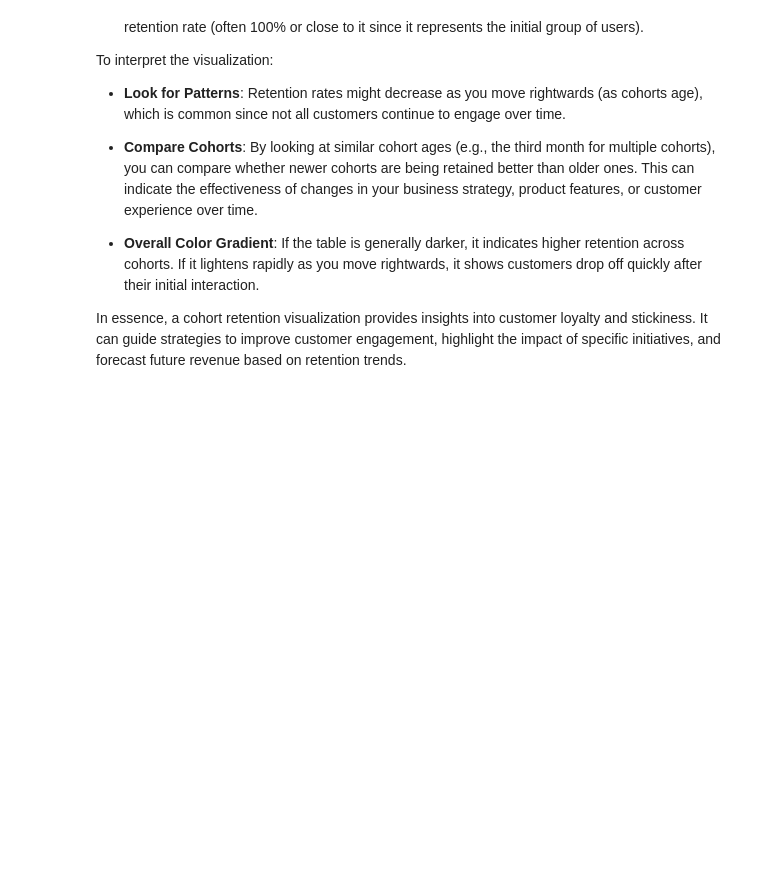
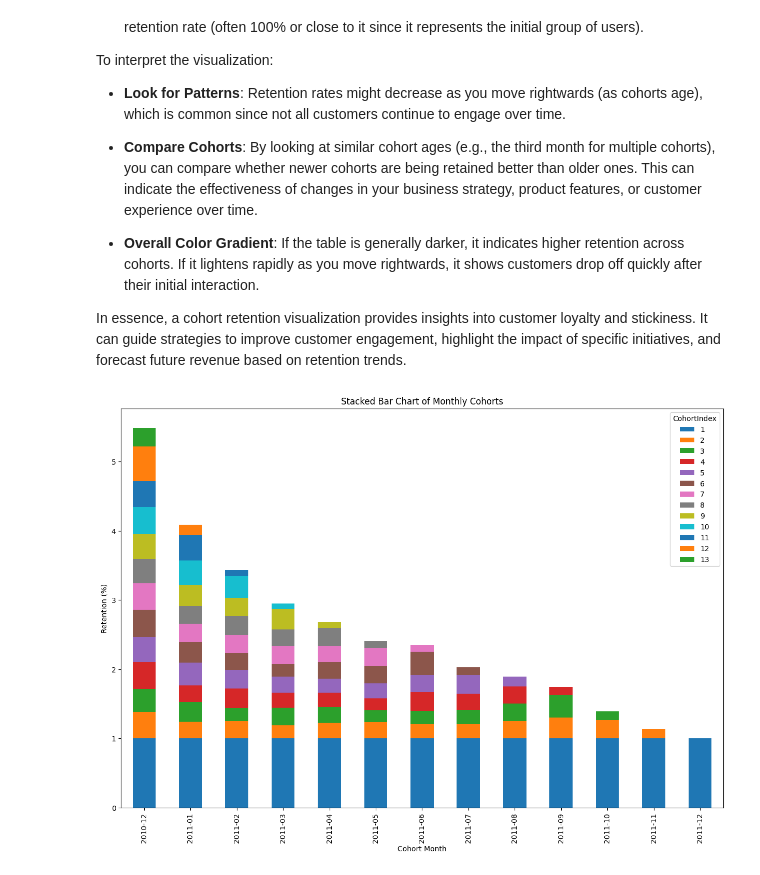
Before and after one commit to ajits-github/TimeSeries_CohortAndChurn_Analysis_With_OnlineRetailData, a Jupyter notebook: TimeSeries_CohortAndChurn_Analysis_With_OnlineRetailData.ipynb, the cells around one changed output. Saved outputs shown, nothing was run; the diff lists cells and outputs as text; code cells hidden in the pictures; blank space fills up the shorter version.

```diff
--- a/TimeSeries_CohortAndChurn_Analysis_With_OnlineRetailData.ipynb
+++ b/TimeSeries_CohortAndChurn_Analysis_With_OnlineRetailData.ipynb
@@ -416,3 +416,13 @@ To interpret the visualization:
 - **Overall Color Gradient**: If the table is generally darker, it indicates higher retention across cohorts. If it lightens rapidly as you move rightwards, it shows customers drop off quickly after their initial interaction.
 
 In essence, a cohort retention visualization provides insights into customer loyalty and stickiness. It can guide strategies to improve customer engagement, highlight the impact of specific initiatives, and forecast future revenue based on retention trends.
+# %%
+# Represent each cohort's retention using bars, with each subsequent month's retention stacked on top of the initial month.
+# This provides a cumulative visual of customer retention.
+retention.plot(kind='bar', stacked=True, figsize=(15,10))
+plt.title('Stacked Bar Chart of Monthly Cohorts')
+plt.xlabel('Cohort Month')
+plt.ylabel('Retention (%)')
+plt.show()
+# %% [output]
+[figure, added]
```
Also changed, not shown: parts of 1 cell of this notebook.
